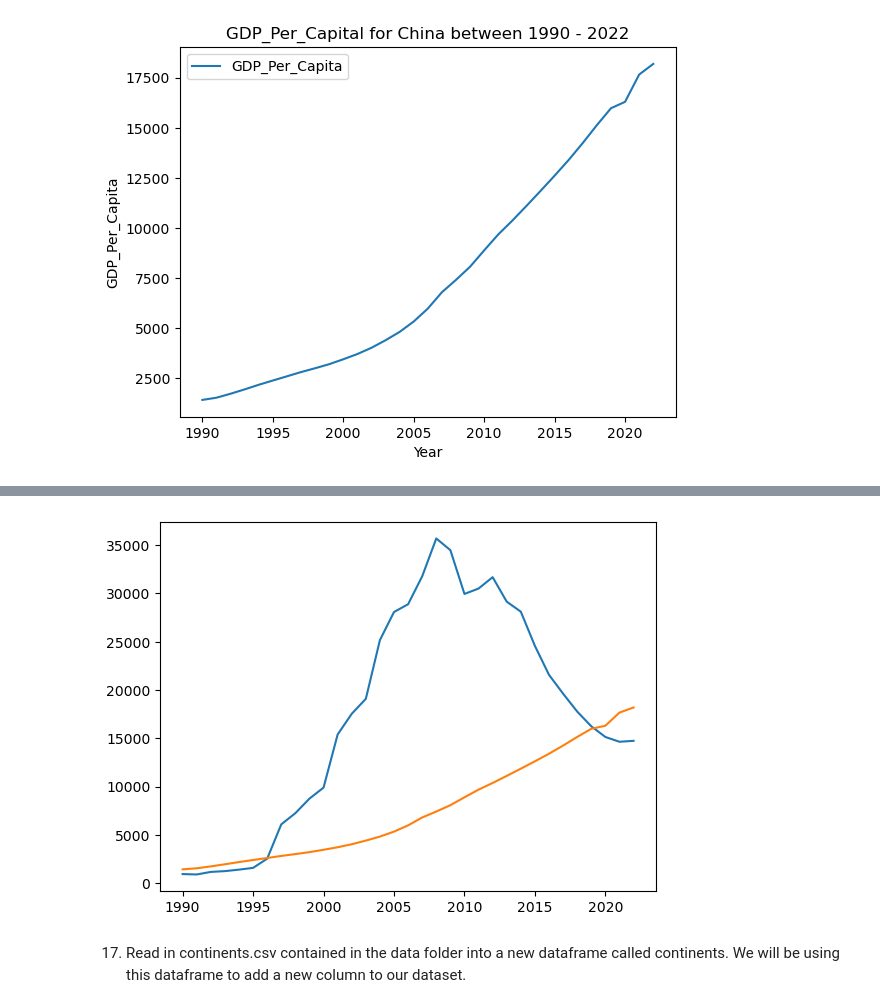
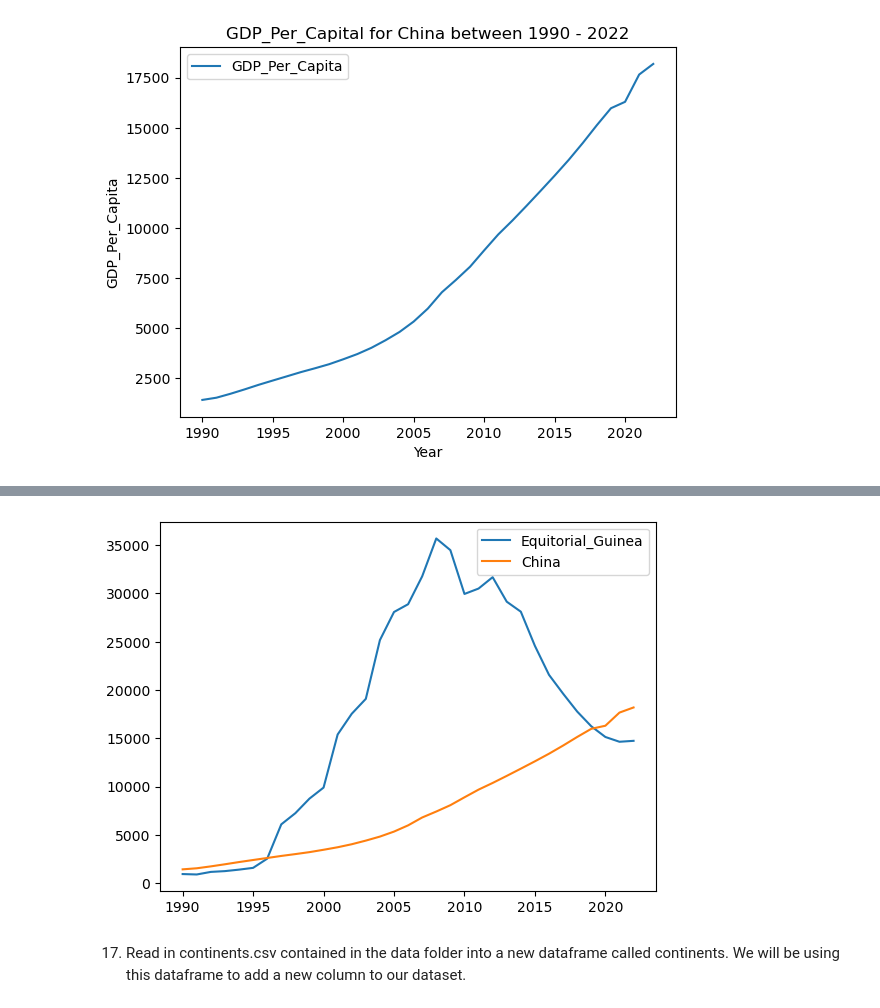
Before and after one commit to nss-data-science-cohort-8/un-exploration-Jorgen85Lex, a Jupyter notebook: notebooks/UN_Data_Exploration.ipynb, the cells around one changed output, grey strips where cells are left out. Drawn from its saved outputs; the diff is of its cells as text; code cells hidden in the pictures.

```diff
--- a/notebooks/UN_Data_Exploration.ipynb
+++ b/notebooks/UN_Data_Exploration.ipynb
@@ -29,5 +18,5 @@ import seaborn as sns
 # %%
-gdp_df = pd.read_csv("../data/gdp_per_capital.csv")
+gdp_df = pd.read_csv("../data/gdp_per_capita.csv")
 gdp_df.head(10)
 # %% [output]
 |  | Country or Area | Year | Value | Value Footnotes |
@@ -308,9 +320,10 @@ plt.show()
 # %%
 plt.plot(gdp_Equatorial_Guinea['Year'], gdp_Equatorial_Guinea['GDP_Per_Capita'], label = 'Equitorial_Guinea')
 plt.plot(gdp_China['Year'], gdp_China['GDP_Per_Capita'], label= 'China')
+plt.legend()
 plt.show()
 # %% [output]
-[figure, old version]
+[figure, new version]
 # %% [markdown]
 17. Read in continents.csv contained in the data folder into a new dataframe called continents. We will be using this dataframe to add a new column to our dataset.
 # %%
```
Also changed, not shown: parts of 52 cells of this notebook.
